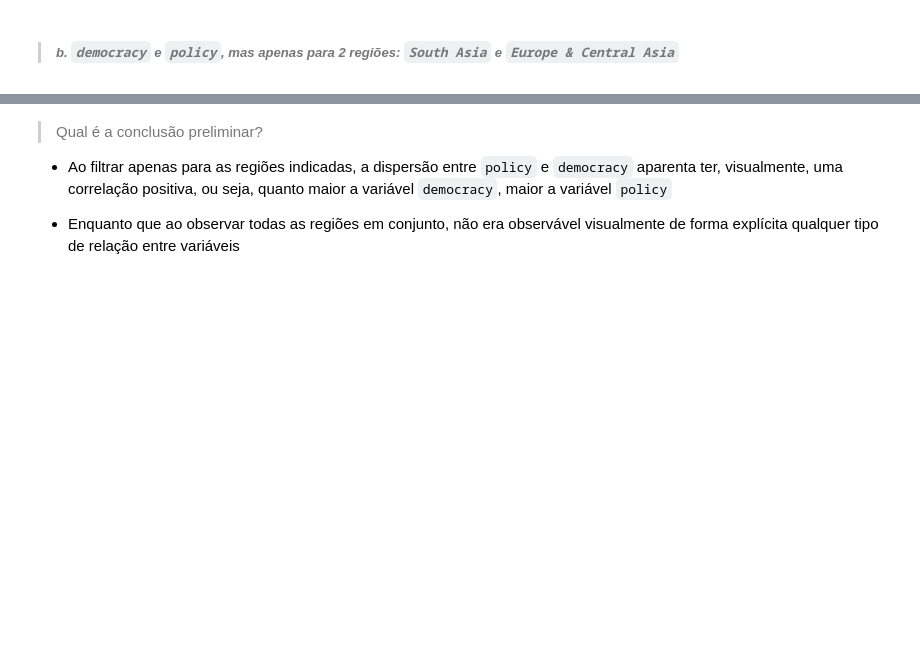
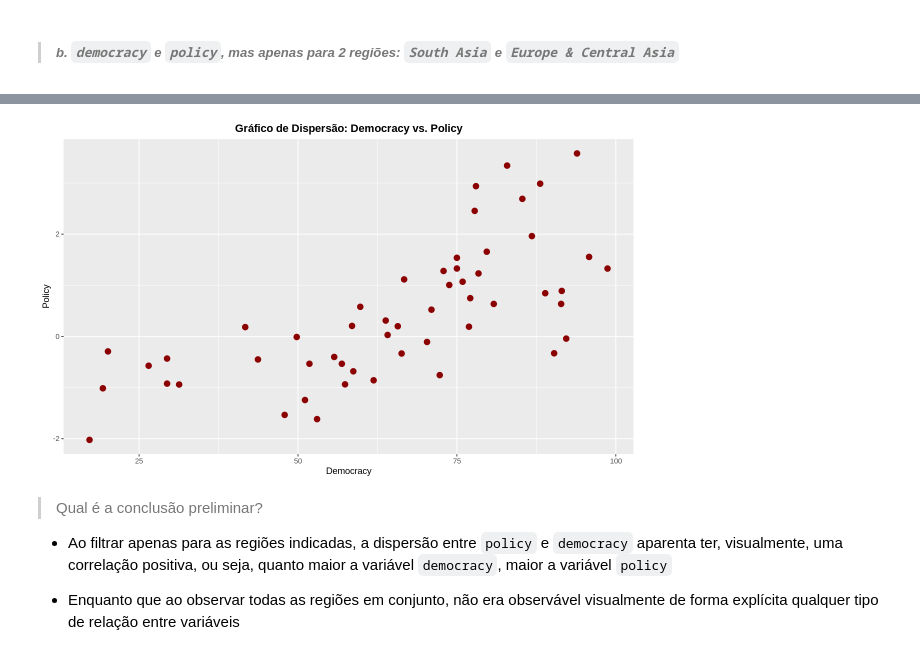
Before and after one commit to matheusrmorgado/econometria-aplicada, a Jupyter notebook: r-notebooks/aula-02.ipynb, the cells around one changed output, grey strips where cells are left out. Saved outputs shown, nothing was run; the diff lists cells and outputs as text; code cells hidden in the pictures; blank space fills up the shorter version.

```diff
--- a/r-notebooks/aula-02.ipynb
+++ b/r-notebooks/aula-02.ipynb
@@ -150,3 +139,19 @@ ggplot( subset(data, region %in% c('South Asia','Europe & Central Asia')), aes(
+# %%
+# Gráfico de dispersão com cor darkred
+scatter_plot <- ggplot(subset(data, region %in% c('South Asia','Europe & Central Asia')),
+ aes(x = democracy, y = policy)) +
+  geom_point(color = "darkred", size = 3) +
+  xlab("Democracy") +
+  ylab("Policy") +
+  ggtitle("Gráfico de Dispersão: Democracy vs. Policy") +
+  theme(plot.title = element_text(face = "bold", hjust = 0.5))
+
+# Ajustar o tamanho do gráfico de dispersão no Google Colab
+options(repr.plot.width = largura, repr.plot.height = altura)
+
+scatter_plot
+# %% [output]
+[figure, added]
 # %% [markdown]
 > Qual é a conclusão preliminar?
 
```
Also changed, not shown: parts of 19 cells of this notebook.
